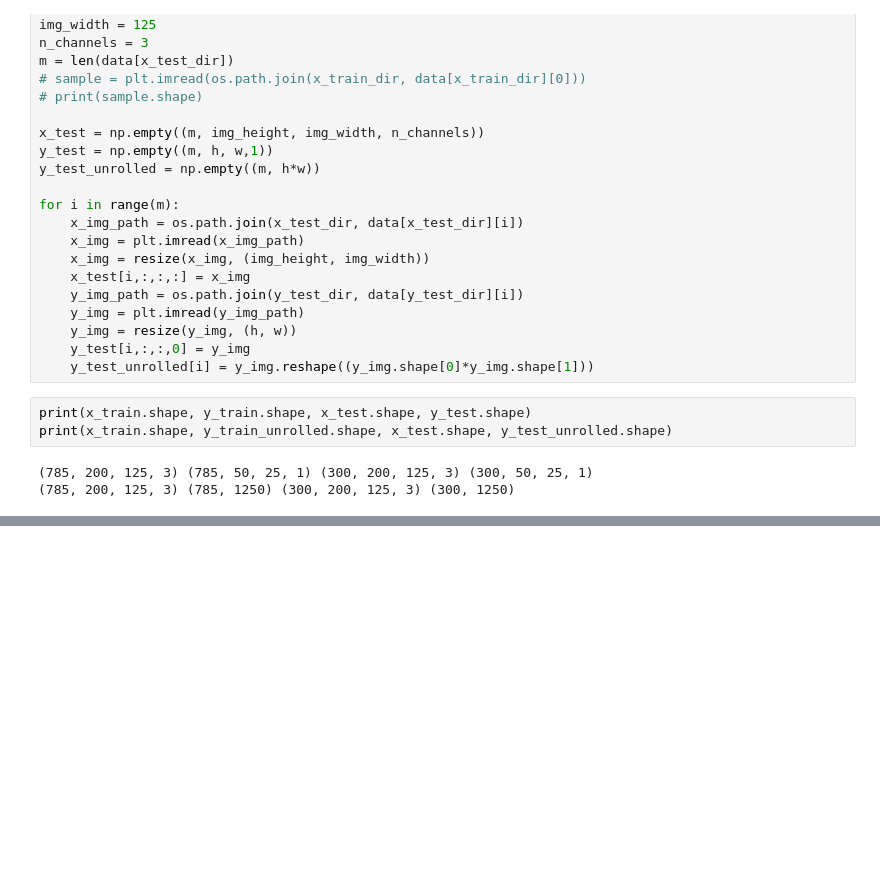
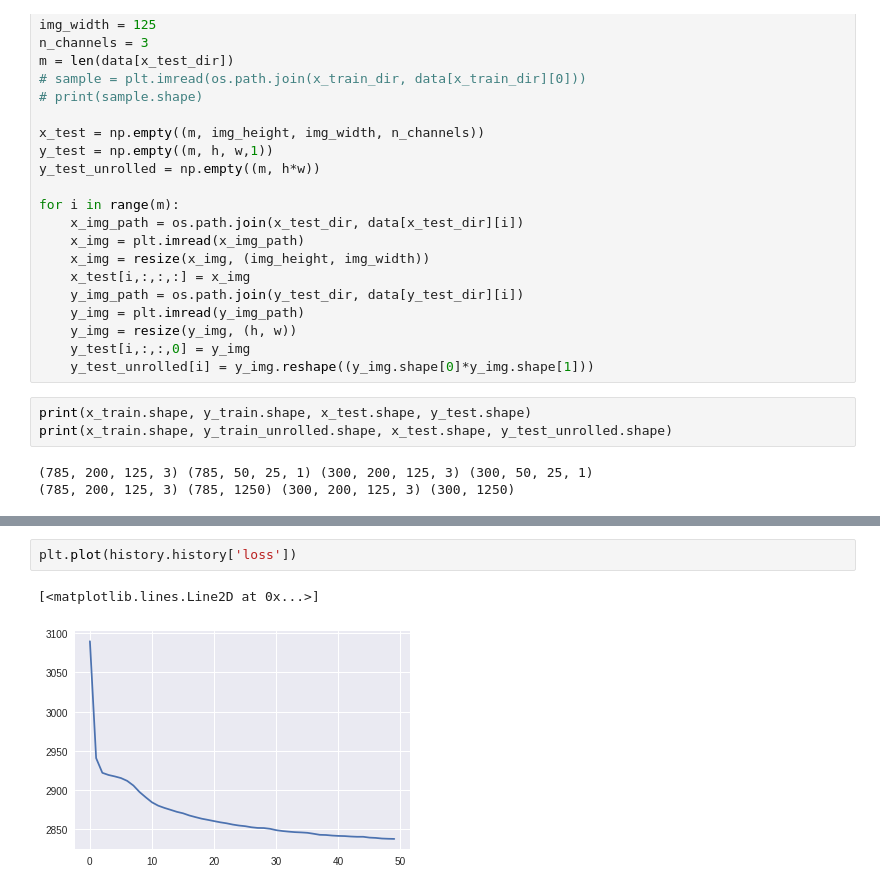
Before and after one commit to adelizer/pedestrians-detection, a Jupyter notebook: notebooks/object_detection.ipynb, the cells around one changed output, grey strips where cells are left out. Saved outputs shown, nothing was run; the diff lists cells and outputs as text; blank space fills up the shorter version.

```diff
--- a/notebooks/object_detection.ipynb
+++ b/notebooks/object_detection.ipynb
@@ -184 +184,6 @@ Epoch 50/50
+# %%
+plt.plot(history.history['loss'])
+# %% [output]
+[<matplotlib.lines.Line2D at 0x...>]
+[figure, added]
 # %%
```
Also changed, not shown: parts of 6 cells of this notebook.
